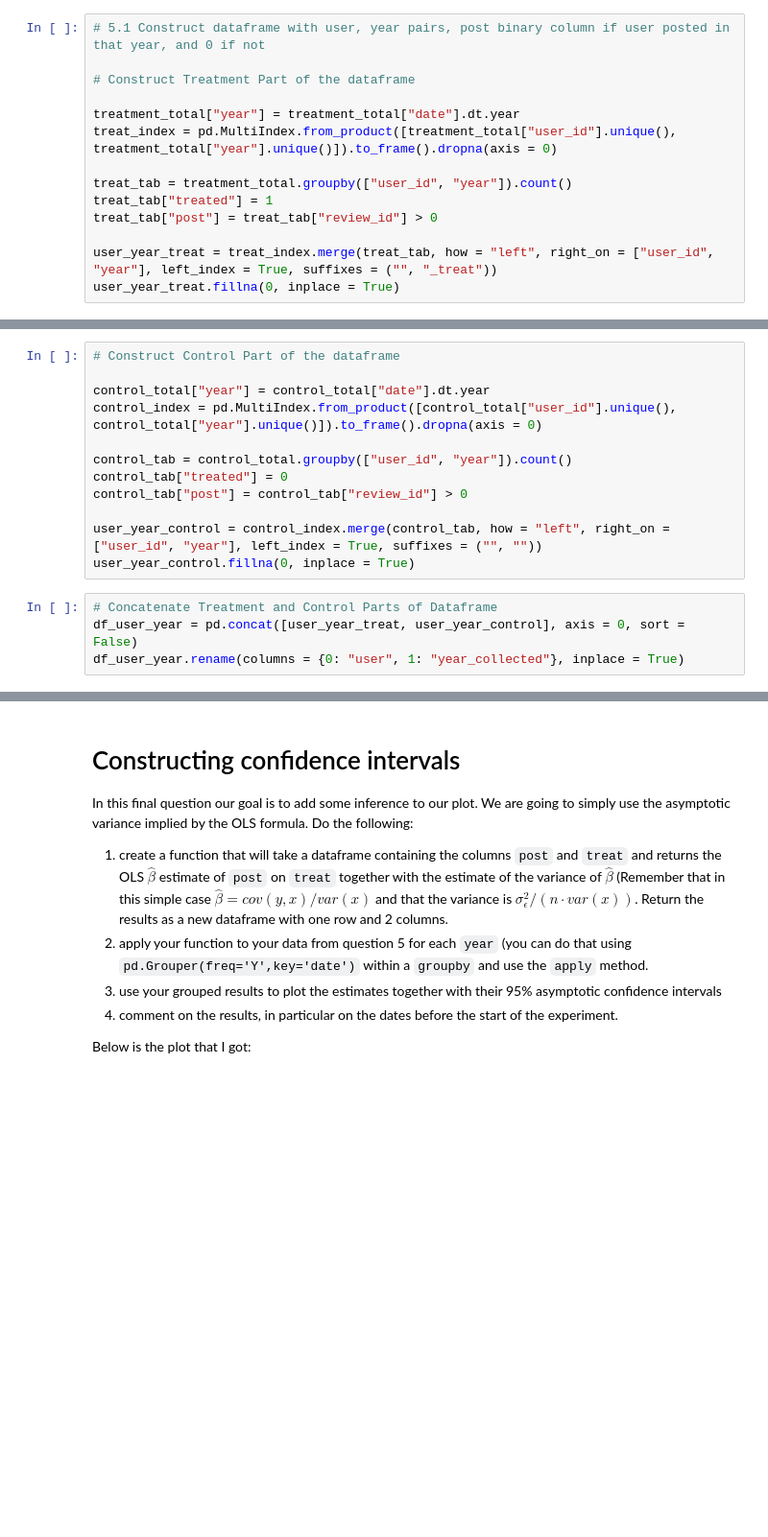
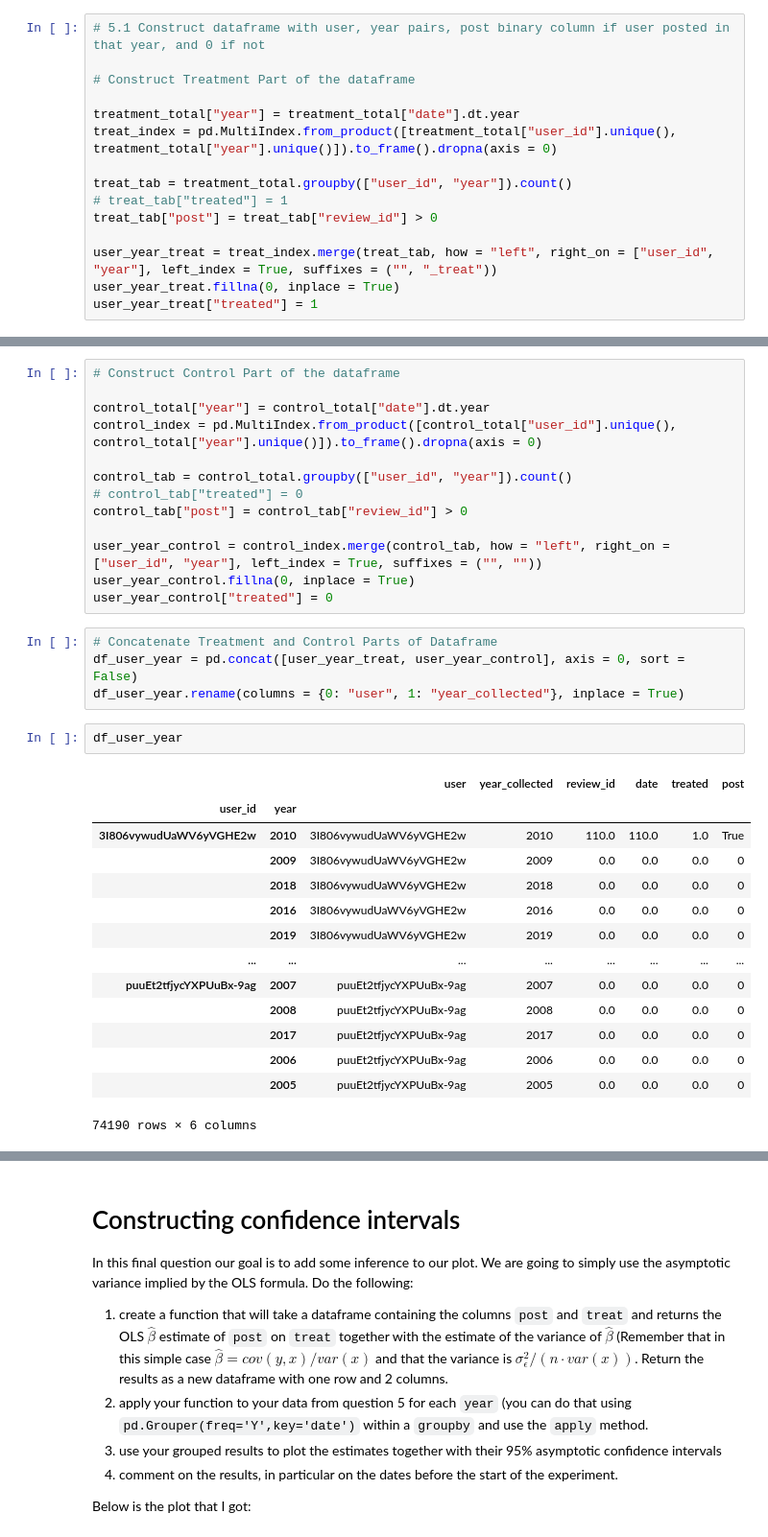
Before and after one commit to vma101/big_data_tools, a Jupyter notebook: hw3_quasi.ipynb, the cells around one changed output, grey strips where cells are left out. Shown: that part at 96% size. Saved outputs shown, nothing was run; the diff lists cells and outputs as text; blank space fills up the shorter version.

```diff
--- a/hw3_quasi.ipynb
+++ b/hw3_quasi.ipynb
@@ -362,8 +329,9 @@ treatment_total["year"] = treatment_total["date"].dt.year
 treat_index = pd.MultiIndex.from_product([treatment_total["user_id"].unique(), treatment_total["year"].unique()]).to_frame().dropna(axis = 0)
 
 treat_tab = treatment_total.groupby(["user_id", "year"]).count()
-treat_tab["treated"] = 1
+# treat_tab["treated"] = 1
 treat_tab["post"] = treat_tab["review_id"] > 0
 
 user_year_treat = treat_index.merge(treat_tab, how = "left", right_on = ["user_id", "year"], left_index = True, suffixes = ("", "_treat"))
 user_year_treat.fillna(0, inplace = True)
+user_year_treat["treated"] = 1
@@ -374,15 +359,33 @@ control_total["year"] = control_total["date"].dt.year
 control_index = pd.MultiIndex.from_product([control_total["user_id"].unique(), control_total["year"].unique()]).to_frame().dropna(axis = 0)
 
 control_tab = control_total.groupby(["user_id", "year"]).count()
-control_tab["treated"] = 0
+# control_tab["treated"] = 0
 control_tab["post"] = control_tab["review_id"] > 0
 
 user_year_control = control_index.merge(control_tab, how = "left", right_on = ["user_id", "year"], left_index = True, suffixes = ("", ""))
 user_year_control.fillna(0, inplace = True)
+user_year_control["treated"] = 0
 # %%
 # Concatenate Treatment and Control Parts of Dataframe
 df_user_year = pd.concat([user_year_treat, user_year_control], axis = 0, sort = False)
 df_user_year.rename(columns = {0: "user", 1: "year_collected"}, inplace = True)
+# %%
+df_user_year
+# %% [output]
+|  |  | user | year_collected | review_id | date | treated | post |
+| user_id | year |  |  |  |  |  |  |
+| 3I806vywudUaWV6yVGHE2w | 2010 | 3I806vywudUaWV6yVGHE2w | 2010 | 110.0 | 110.0 | 1.0 | True |
+|  | 2009 | 3I806vywudUaWV6yVGHE2w | 2009 | 0.0 | 0.0 | 0.0 | 0 |
+|  | 2018 | 3I806vywudUaWV6yVGHE2w | 2018 | 0.0 | 0.0 | 0.0 | 0 |
+|  | 2016 | 3I806vywudUaWV6yVGHE2w | 2016 | 0.0 | 0.0 | 0.0 | 0 |
+|  | 2019 | 3I806vywudUaWV6yVGHE2w | 2019 | 0.0 | 0.0 | 0.0 | 0 |
+| ... | ... | ... | ... | ... | ... | ... | ... |
+| puuEt2tfjycYXPUuBx-9ag | 2007 | puuEt2tfjycYXPUuBx-9ag | 2007 | 0.0 | 0.0 | 0.0 | 0 |
+|  | 2008 | puuEt2tfjycYXPUuBx-9ag | 2008 | 0.0 | 0.0 | 0.0 | 0 |
+|  | 2017 | puuEt2tfjycYXPUuBx-9ag | 2017 | 0.0 | 0.0 | 0.0 | 0 |
+|  | 2006 | puuEt2tfjycYXPUuBx-9ag | 2006 | 0.0 | 0.0 | 0.0 | 0 |
+|  | 2005 | puuEt2tfjycYXPUuBx-9ag | 2005 | 0.0 | 0.0 | 0.0 | 0 |
+74190 rows × 6 columns
 # %%
 # 5.2 Plot Level for Treatment and Control Group, and Plot Difference
 df_user_year_tab = df_user_year.groupby(["treated", "year"]).count()
```
Also changed, not shown: parts of 18 cells of this notebook.
